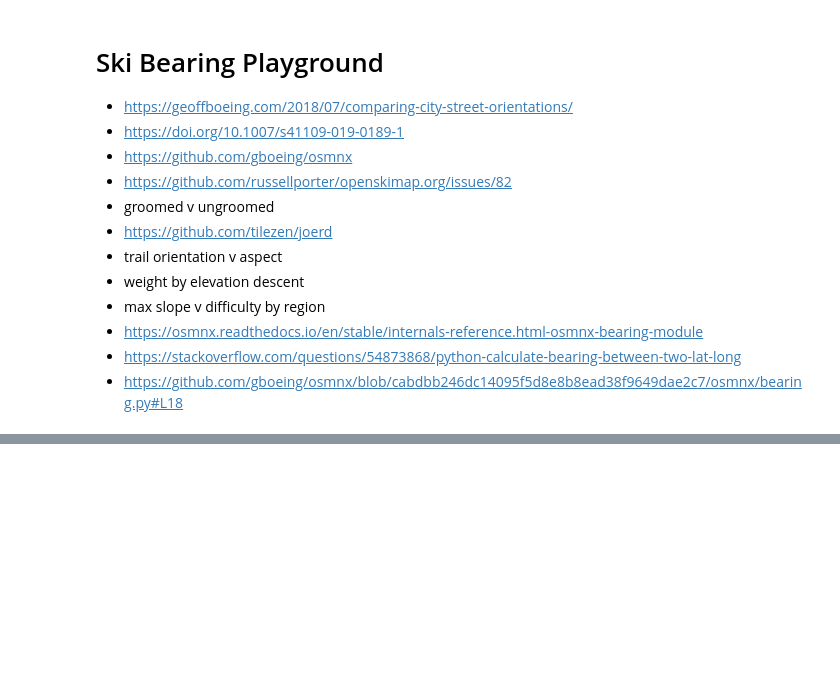
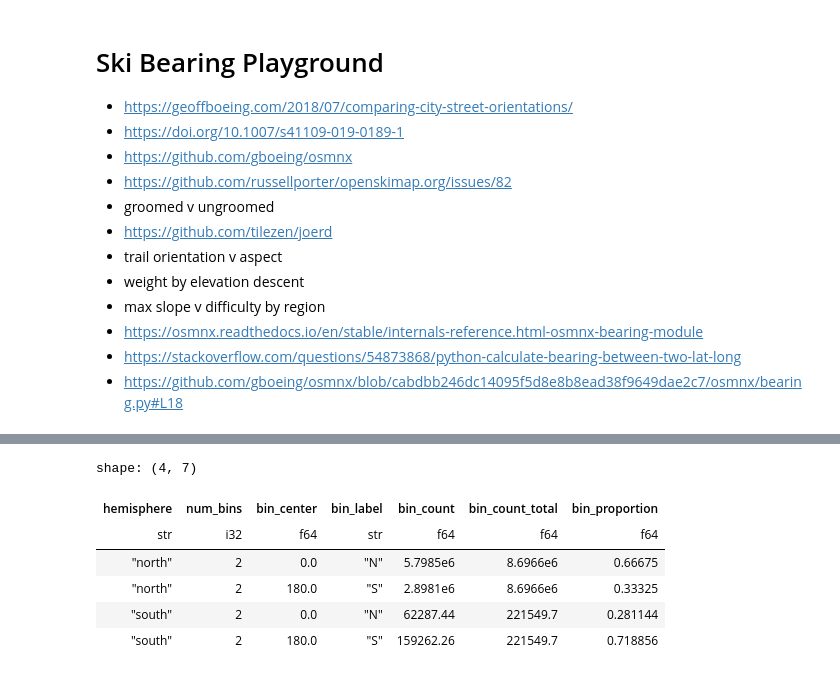
Before and after one commit to dhimmel/ski-bearing-stats, a Jupyter notebook: openskimap-aspects.ipynb, the cells around one changed output, grey strips where cells are left out. Cells and saved outputs as stored; diff of their text form; code cells hidden in the pictures; blank space fills up the shorter version.

```diff
--- a/openskimap-aspects.ipynb
+++ b/openskimap-aspects.ipynb
@@ -21,3 +18,0 @@ import ski_bearings.utils
-# %%
-ski_area_df = ski_bearings.utils.load_downhill_ski_areas()
-len(ski_area_df)
@@ -43,4 +18,0 @@ Name: count, dtype: int64
-# %%
-runs = ski_bearings.utils.load_runs()
-ski_area_to_runs = ski_bearings.utils.get_ski_area_to_runs(runs)
-len(runs), len(ski_area_to_runs)
@@ -190,0 +119,10 @@ list(ski_area_df.columns)
+# %%
+ski_bearings.analyze.bearing_dists_by_hemisphere().filter(num_bins=2)
+# %% [output]
+shape: (4, 7)
+| hemisphere | num_bins | bin_center | bin_label | bin_count | bin_count_total | bin_proportion |
+| str | i32 | f64 | str | f64 | f64 | f64 |
+| "north" | 2 | 0.0 | "N" | 5.7985e6 | 8.6966e6 | 0.66675 |
+| "north" | 2 | 180.0 | "S" | 2.8981e6 | 8.6966e6 | 0.33325 |
+| "south" | 2 | 0.0 | "N" | 62287.44 | 221549.7 | 0.281144 |
+| "south" | 2 | 180.0 | "S" | 159262.26 | 221549.7 | 0.718856 |
```
Also changed, not shown: parts of 27 cells of this notebook.
